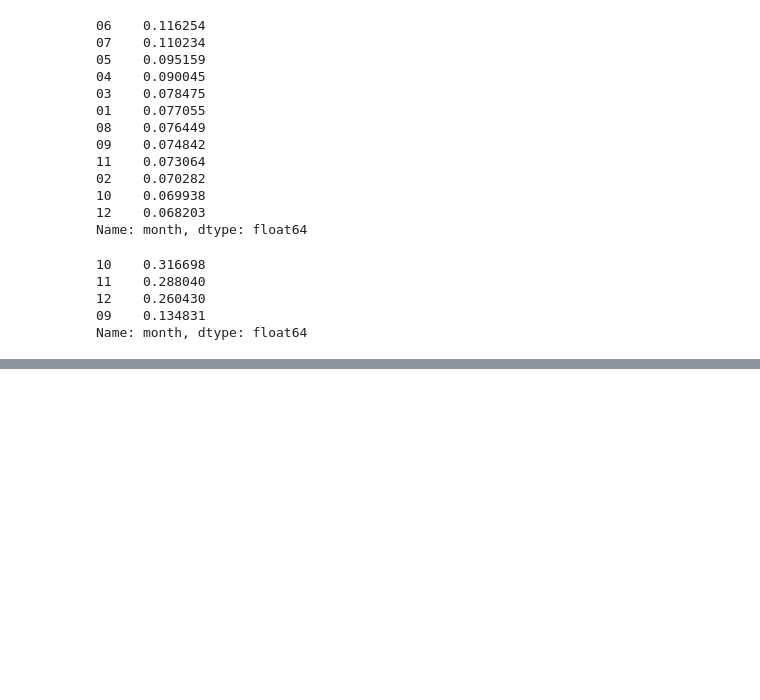
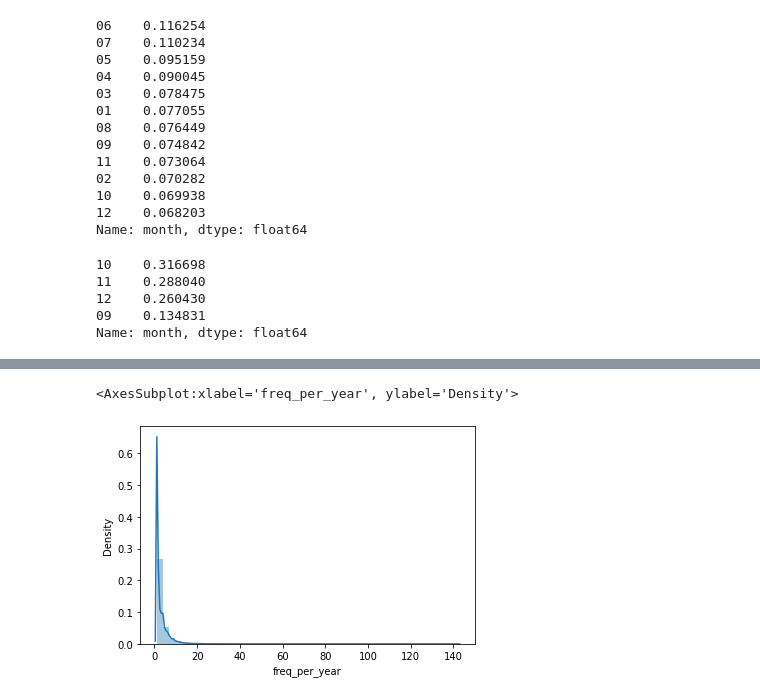
Before and after one commit to dljw/kaggle, a Jupyter notebook: h-m-eda.ipynb, the cells around one changed output, grey strips where cells are left out. Saved outputs shown, nothing was run; the diff lists cells and outputs as text; code cells hidden in the pictures; blank space fills up the shorter version.

```diff
--- a/h-m-eda.ipynb
+++ b/h-m-eda.ipynb
@@ -131,0 +213,5 @@ Name: year, dtype: int64
+# %%
+sns.distplot(df2['freq_per_year'])
+# %% [output]
+<AxesSubplot:xlabel='freq_per_year', ylabel='Density'>
+[figure, added]
```
Also changed, not shown: parts of 34 cells of this notebook, 2 other files.
